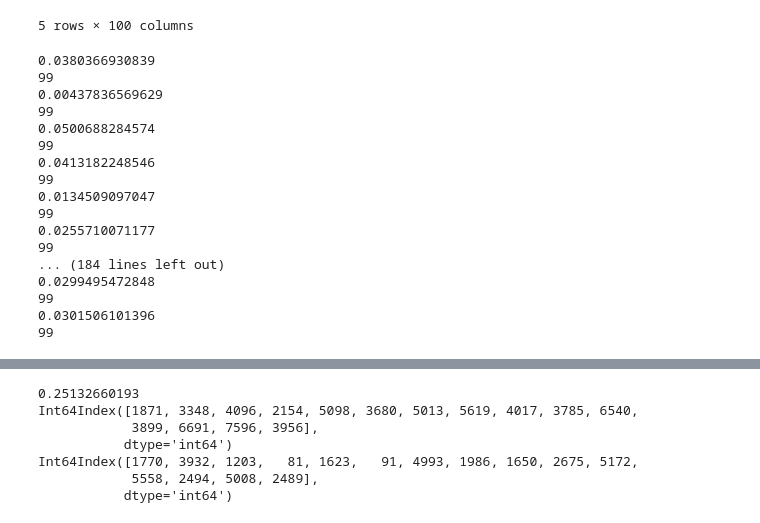
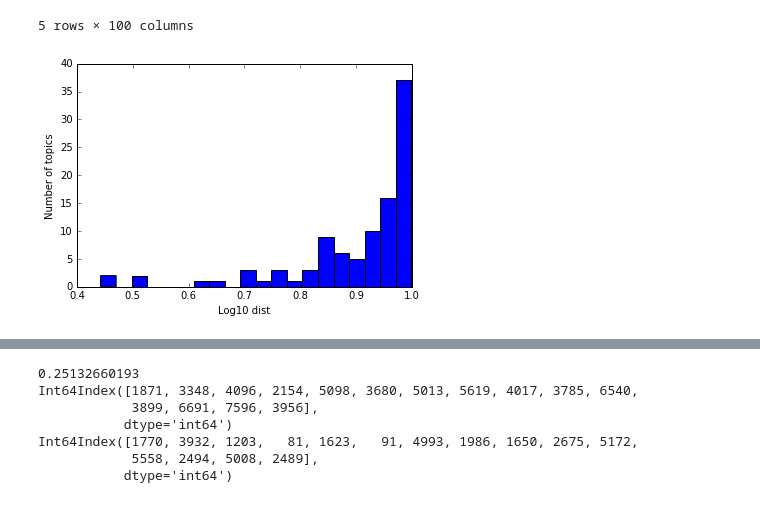
Before and after one commit to vovapolu/artm-experiments, a Jupyter notebook: Untitled.ipynb, the cells around one changed output, grey strips where cells are left out. Cells and saved outputs as stored; diff of their text form; code cells hidden in the pictures.

```diff
--- a/Untitled.ipynb
+++ b/Untitled.ipynb
@@ -47,4 +38,13 @@ def list_diff(list1, list2):
 # %%
+def list_diff(list1, list2):
+    for elem1 in list1:
+        if elem1 not in list2:
+            print "- {}".format(elem1)
+
+    for elem2 in list2:
+        if elem2 not in list1:
+            print "+ {}".format(elem2)
+
 def display_points(phi):
     points = ConvexHullTopicsFilter.project_points(phi.as_matrix().T, dim=2)
     fig = plt.figure()
@@ -54,3 +54,11 @@ def display_points(phi):
         ax.annotate(phi.columns[i], xy=points[i], textcoords='offset points')
 
     plt.show()
+
+def print_top_words(phi, topic, words_number=5):
+    words = phi[topic].values
+    print phi.index[np.argpartition(-words, words_number)[:words_number]]
+
+def save_hist(vals, bins, filename):
+    bins = (bins[:-1] + bins[1:]) / 2.0
+    np.savetxt(os.path.join('hists', filename), np.vstack((bins, vals)).T, delimiter=',')
@@ -61,27 +65,13 @@ def print_top_words(phi, topic, words_number=5):
 # %%
-cfilter = ConvexHullTopicsFilter(eps=1e-3, iter_num=10, verbose=True)
-ofilter = OptimizationTopicsFilter(eps=1e-3)
+cfilter = ConvexHullTopicsFilter(eps=1e-3, iter_num=10)
+ofilter = OptimizationTopicsFilter(eps=0.4)
 # %%
 filtered_topics = ofilter.filter_topics(phi, list(phi.columns))
 list_diff(filtered_topics, phi.columns)
+vals, bins = ofilter.plot_hist()
+save_hist(vals, bins, "cos_orig_data.csv")
 # %% [output]
-0.0380366930839
-99
-0.00437836569629
-99
-0.0500688284574
-99
-0.0413182248546
-99
-0.0134509097047
-99
-0.0255710071177
-99
-... (184 lines left out)
-0.0299495472848
-99
-0.0301506101396
-99
+[figure, added]
 # %%
 import random
 
```
Also changed, not shown: parts of 7 cells of this notebook, 4 other files.
